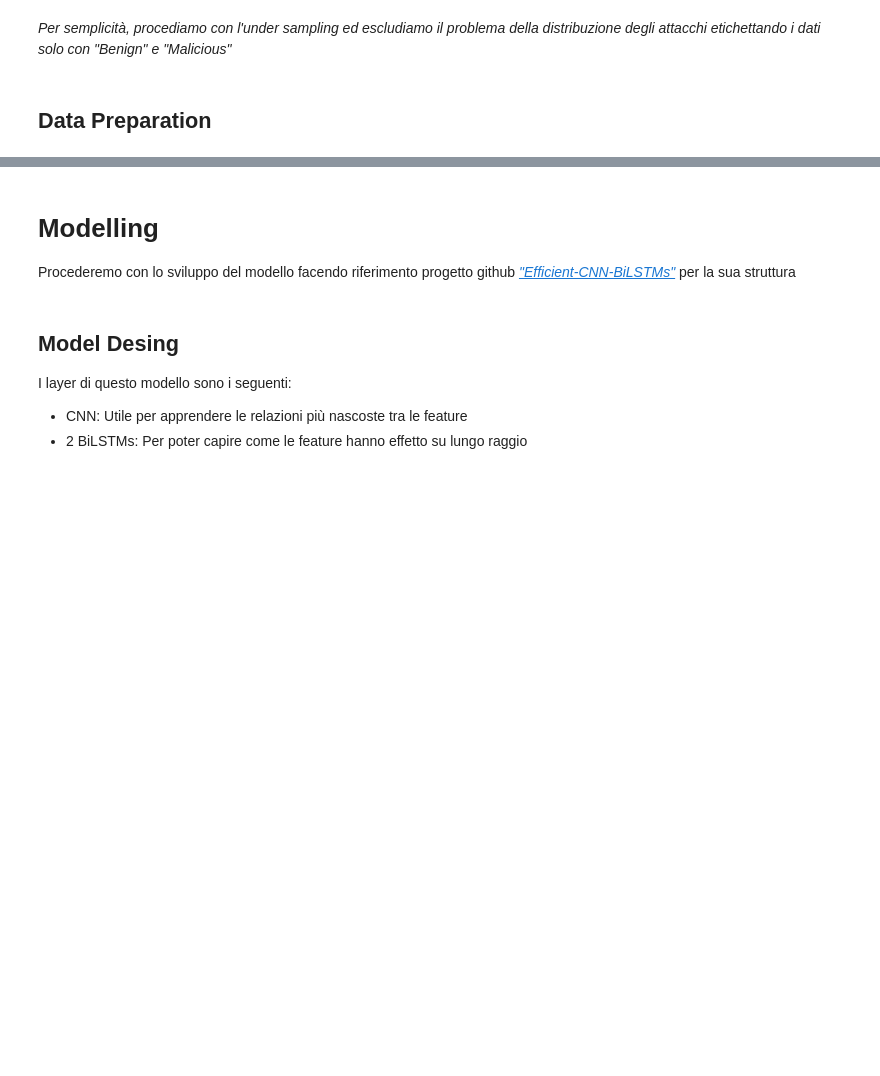
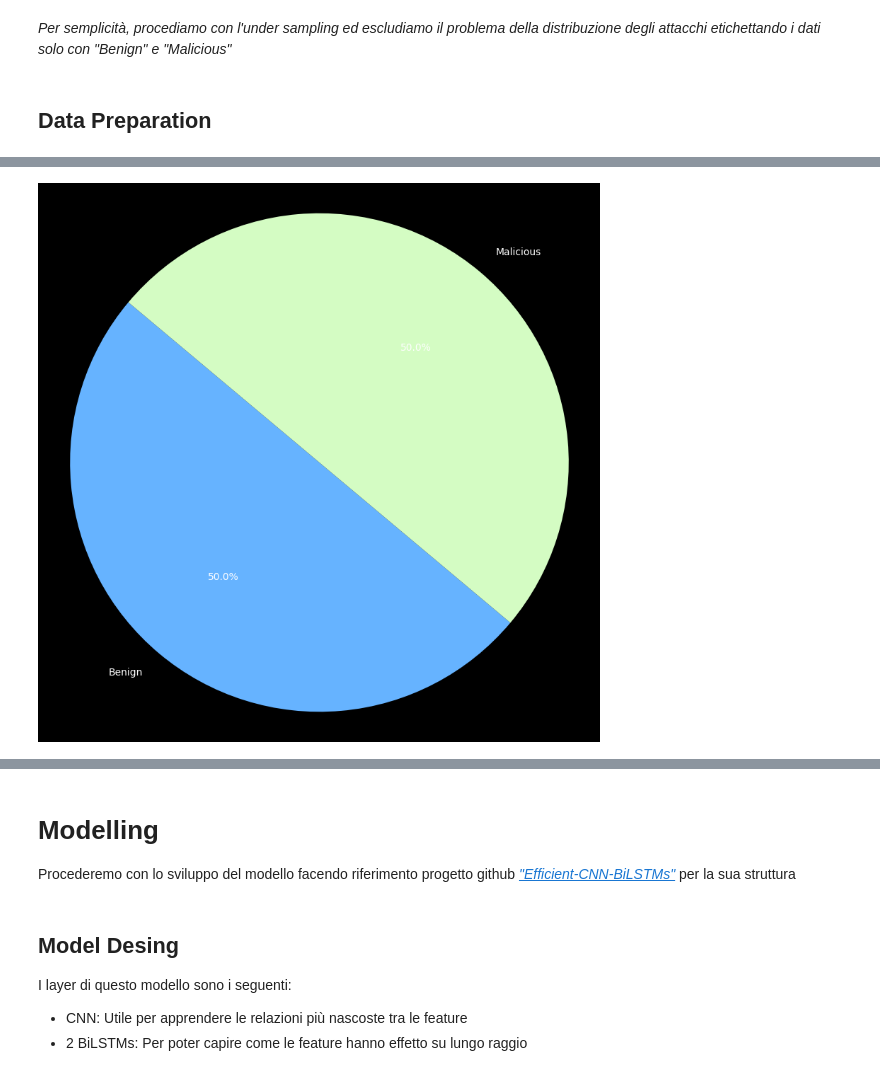
Before and after one commit to jose-sgariglia/Barad-dur, a Jupyter notebook: main.ipynb, the cells around one changed output, grey strips where cells are left out. Saved outputs shown, nothing was run; the diff lists cells and outputs as text; code cells hidden in the pictures; blank space fills up the shorter version.

```diff
--- a/main.ipynb
+++ b/main.ipynb
@@ -227,3 +343,35 @@ del dataset
+# %%
+# Data Balancing
+
+from imblearn.under_sampling import RandomUnderSampler
+
+def balance_data_binary(dataset: pd.DataFrame, target: pd.Series) -> Tuple[pd.DataFrame, pd.Series]:
+    """
+    Balances the given dataset using RandomUnderSampler.
+
+    :param pd.DataFrame dataset: The dataset to balance.
+    :param pd.Series target: The target column to balance.
+    :return: The balanced dataset and target.
+    """
+
+    rus = RandomUnderSampler(random_state=42)
+    X_resampled, y_resampled = rus.fit_resample(dataset, target)
+
+    return X_resampled, y_resampled
+
+
+if __name__ == '__main__':
+    X, y = balance_data_binary(X, y)
+# %%
+# Plotting after Data Balancing
+
+if __name__ == '__main__':
+    if BINARY_CLASSIFICATION:
+        plot_distribution(y, BINARY_LABELS)
+    else:
+        plot_attacks_distribution(y, MAPPING_MULTICLASS_LABELS)
+# %% [output]
+[figure, added]
 # %%
 # One Hot Encoding
 from sklearn.preprocessing import OneHotEncoder
```
Also changed, not shown: parts of 20 cells of this notebook, 3 other files.
